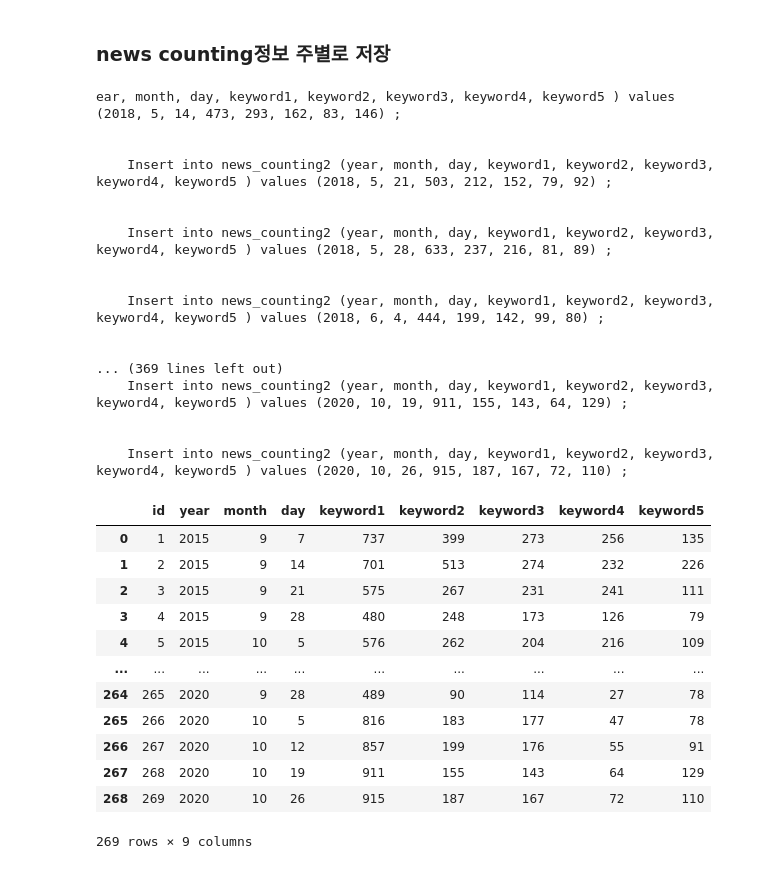
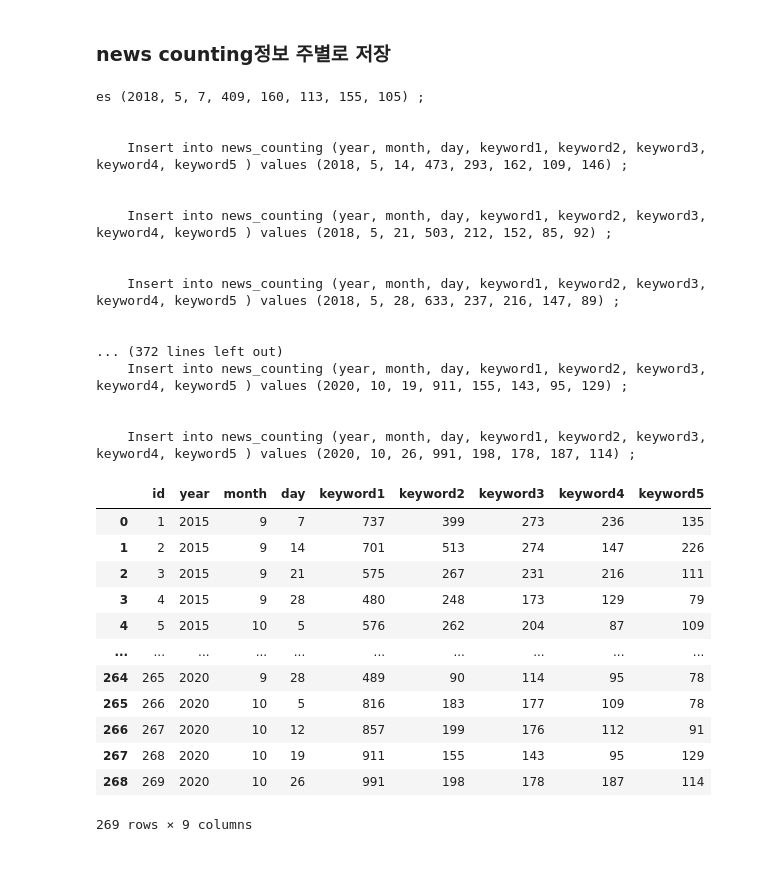
Before and after one commit to 2hyes/CLI-development, a Jupyter notebook: get-bigkindsnewscounting.ipynb, the cells around one changed output. Drawn from its saved outputs; the diff is of its cells as text; code cells hidden in the pictures.

Commit message:
[10th week] Change news keywords

```diff
--- a/get-bigkindsnewscounting.ipynb
+++ b/get-bigkindsnewscounting.ipynb
@@ -91,57 +92,57 @@ db table에 저장
 """
 for i in range(len(news_df)):
     query = """
-    Insert into news_counting2 (year, month, day, keyword1, keyword2, keyword3, keyword4, keyword5 ) values (%d, %d, %d, %d, %d, %d, %d, %d) ;
+    Insert into news_counting (year, month, day, keyword1, keyword2, keyword3, keyword4, keyword5 ) values (%d, %d, %d, %d, %d, %d, %d, %d) ;
     """
     year, month, day = getDate(news_df.iloc[i]['date'])
     keyword1_cnt = news_df.iloc[i]['침체']
     keyword2_cnt = news_df.iloc[i]['금융위기']
     keyword3_cnt = news_df.iloc[i]['불황']
-    keyword4_cnt = news_df.iloc[i]['저성장']
+    keyword4_cnt = news_df.iloc[i]['폭락']
     keyword5_cnt = news_df.iloc[i]['외환위기']
 
     mystring = ( query % (year, month, day, keyword1_cnt, keyword2_cnt, keyword3_cnt, keyword4_cnt, keyword5_cnt) )
     print(mystring)
     cur.execute(mystring)
 # %% [output]
-ear, month, day, keyword1, keyword2, keyword3, keyword4, keyword5 ) values (2018, 5, 14, 473, 293, 162, 83, 146) ;
+es (2018, 5, 7, 409, 160, 113, 155, 105) ;
 
 
-    Insert into news_counting2 (year, month, day, keyword1, keyword2, keyword3, keyword4, keyword5 ) values (2018, 5, 21, 503, 212, 152, 79, 92) ;
+    Insert into news_counting (year, month, day, keyword1, keyword2, keyword3, keyword4, keyword5 ) values (2018, 5, 14, 473, 293, 162, 109, 146) ;
 
 
-    Insert into news_counting2 (year, month, day, keyword1, keyword2, keyword3, keyword4, keyword5 ) values (2018, 5, 28, 633, 237, 216, 81, 89) ;
+    Insert into news_counting (year, month, day, keyword1, keyword2, keyword3, keyword4, keyword5 ) values (2018, 5, 21, 503, 212, 152, 85, 92) ;
 
 
-    Insert into news_counting2 (year, month, day, keyword1, keyword2, keyword3, keyword4, keyword5 ) values (2018, 6, 4, 444, 199, 142, 99, 80) ;
+    Insert into news_counting (year, month, day, keyword1, keyword2, keyword3, keyword4, keyword5 ) values (2018, 5, 28, 633, 237, 216, 147, 89) ;
 
 
-... (369 lines left out)
-    Insert into news_counting2 (year, month, day, keyword1, keyword2, keyword3, keyword4, keyword5 ) values (2020, 10, 19, 911, 155, 143, 64, 129) ;
+... (372 lines left out)
+    Insert into news_counting (year, month, day, keyword1, keyword2, keyword3, keyword4, keyword5 ) values (2020, 10, 19, 911, 155, 143, 95, 129) ;
 
 
-    Insert into news_counting2 (year, month, day, keyword1, keyword2, keyword3, keyword4, keyword5 ) values (2020, 10, 26, 915, 187, 167, 72, 110) ;
+    Insert into news_counting (year, month, day, keyword1, keyword2, keyword3, keyword4, keyword5 ) values (2020, 10, 26, 991, 198, 178, 187, 114) ;
 # %%
 # 확인
 query = """
-select * from news_counting2 ;
+select * from news_counting ;
 """
 cur.execute(query)
-tmp = pd.DataFrame(list(cur.fetchall()))
-tmp
+news_df = pd.DataFrame(list(cur.fetchall()))
+news_df
 # %% [output]
 |  | id | year | month | day | keyword1 | keyword2 | keyword3 | keyword4 | keyword5 |
-| 0 | 1 | 2015 | 9 | 7 | 737 | 399 | 273 | 256 | 135 |
-| 1 | 2 | 2015 | 9 | 14 | 701 | 513 | 274 | 232 | 226 |
-| 2 | 3 | 2015 | 9 | 21 | 575 | 267 | 231 | 241 | 111 |
-| 3 | 4 | 2015 | 9 | 28 | 480 | 248 | 173 | 126 | 79 |
-| 4 | 5 | 2015 | 10 | 5 | 576 | 262 | 204 | 216 | 109 |
+| 0 | 1 | 2015 | 9 | 7 | 737 | 399 | 273 | 236 | 135 |
+| 1 | 2 | 2015 | 9 | 14 | 701 | 513 | 274 | 147 | 226 |
+| 2 | 3 | 2015 | 9 | 21 | 575 | 267 | 231 | 216 | 111 |
+| 3 | 4 | 2015 | 9 | 28 | 480 | 248 | 173 | 129 | 79 |
+| 4 | 5 | 2015 | 10 | 5 | 576 | 262 | 204 | 87 | 109 |
 | ... | ... | ... | ... | ... | ... | ... | ... | ... | ... |
-| 264 | 265 | 2020 | 9 | 28 | 489 | 90 | 114 | 27 | 78 |
-| 265 | 266 | 2020 | 10 | 5 | 816 | 183 | 177 | 47 | 78 |
-| 266 | 267 | 2020 | 10 | 12 | 857 | 199 | 176 | 55 | 91 |
-| 267 | 268 | 2020 | 10 | 19 | 911 | 155 | 143 | 64 | 129 |
-| 268 | 269 | 2020 | 10 | 26 | 915 | 187 | 167 | 72 | 110 |
+| 264 | 265 | 2020 | 9 | 28 | 489 | 90 | 114 | 95 | 78 |
+| 265 | 266 | 2020 | 10 | 5 | 816 | 183 | 177 | 109 | 78 |
+| 266 | 267 | 2020 | 10 | 12 | 857 | 199 | 176 | 112 | 91 |
+| 267 | 268 | 2020 | 10 | 19 | 911 | 155 | 143 | 95 | 129 |
+| 268 | 269 | 2020 | 10 | 26 | 991 | 198 | 178 | 187 | 114 |
 269 rows × 9 columns
 # %%
 conn.commit()
```
Also changed, not shown: parts of 8 cells of this notebook, 1 other file.
